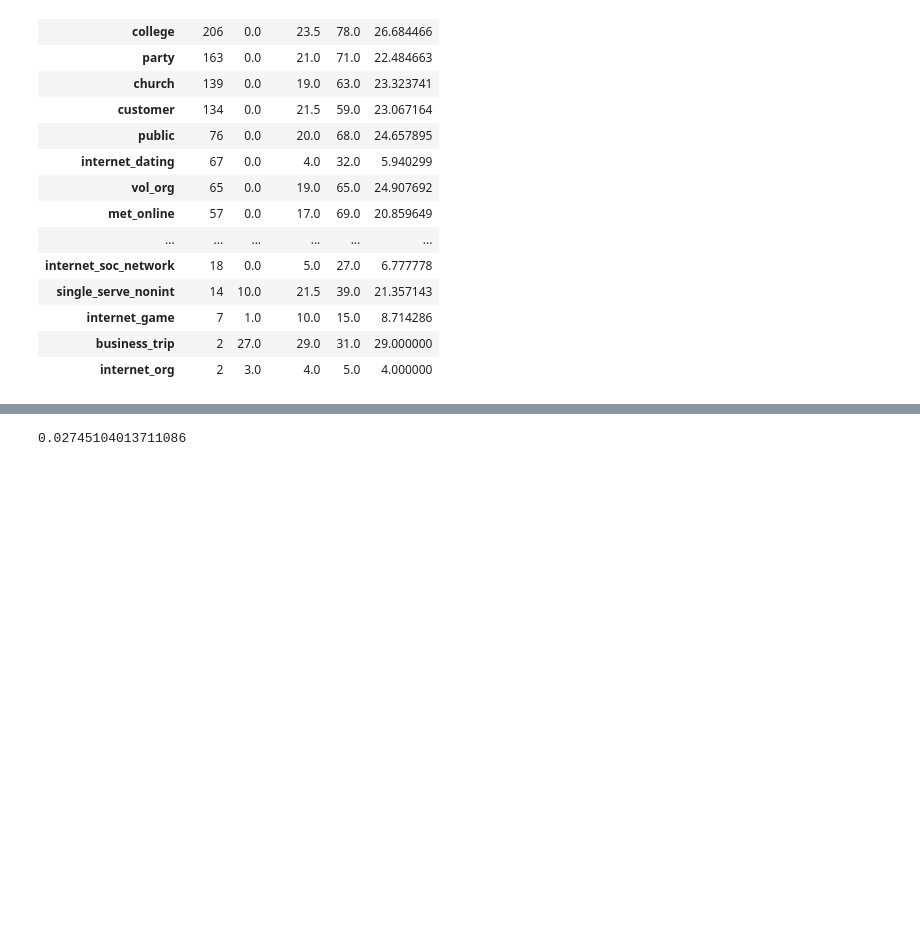
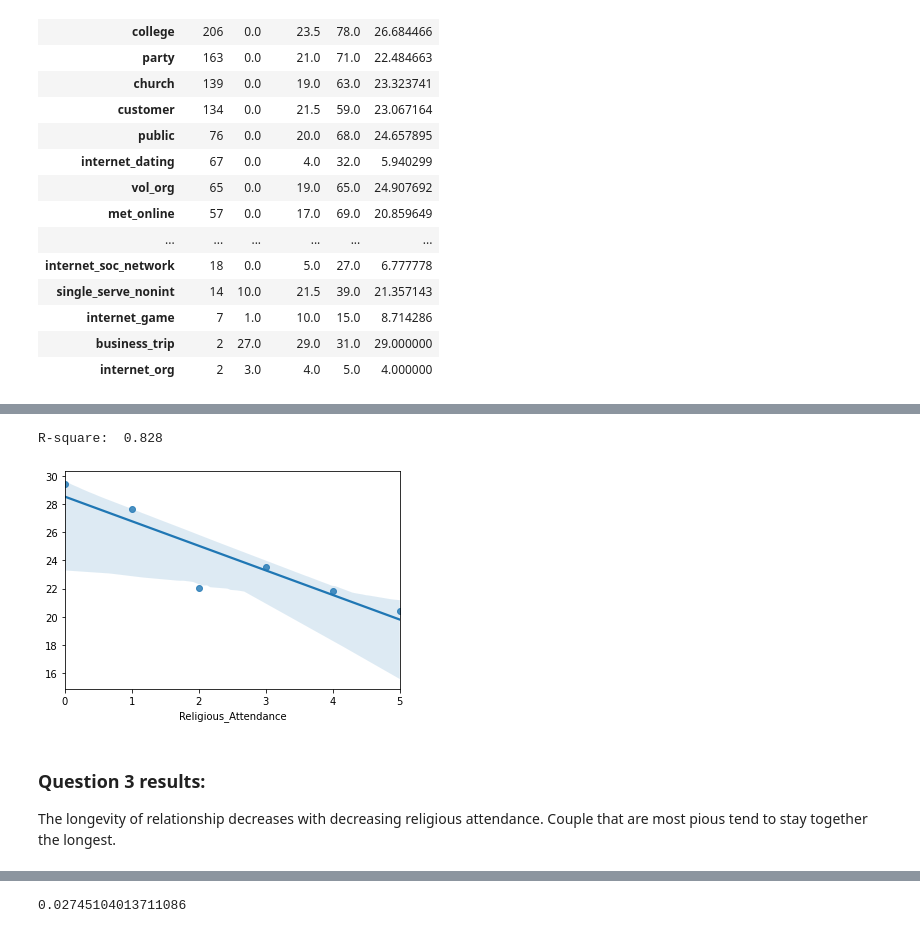
Before and after one commit to grantrzchan/Date_Marriage_HCMST_2017, a Jupyter notebook: Exploratory_Data_Analysis.ipynb, the cells around one changed output, grey strips where cells are left out. Cells and saved outputs as stored; diff of their text form; code cells hidden in the pictures; blank space fills up the shorter version.

Commit message:
answered questions 2 and 3

```diff
--- a/Exploratory_Data_Analysis.ipynb
+++ b/Exploratory_Data_Analysis.ipynb
@@ -114,0 +281,8 @@ data.groupby('places_met').Years_Together.agg([
+# %%
+data = data.replace({'Religious_Attendance': {'Refused': 'A few times a year'}})
+rel_dict = {'More than once a week': 0, 'Once a week': 1, 'Once or twice a month': 2,
+           'A few times a year': 3, 'Once a year or less': 4, 'Never': 5}
+data = data.replace({'Religious_Attendance': rel_dict})
+religion_effect = data.groupby('Religious_Attendance').Years_Together.agg([
+    'count','min','median','max','mean']).sort_values(by=['count', 'mean'], ascending=False)
+religion_effect.sort_index()
@@ -114,0 +298,13 @@ data.groupby('places_met').Years_Together.agg([
+# %%
+X = religion_effect.index.to_numpy().reshape(-1,1)
+y = religion_effect['mean'].to_numpy().reshape(-1,1)
+reg = LinearRegression().fit(X, y)
+print(f'R-square: {reg.score(X,y): 0.3f}')
+sns.regplot(y=y, x=religion_effect.index)
+plt.show()
+# %% [output]
+R-square:  0.828
+[figure, added]
+# %% [markdown]
+### Question 3 results:
+The longevity of relationship decreases with decreasing religious attendance. Couple that are most pious tend to stay together the longest.
```
Also changed, not shown: parts of 31 cells of this notebook.
